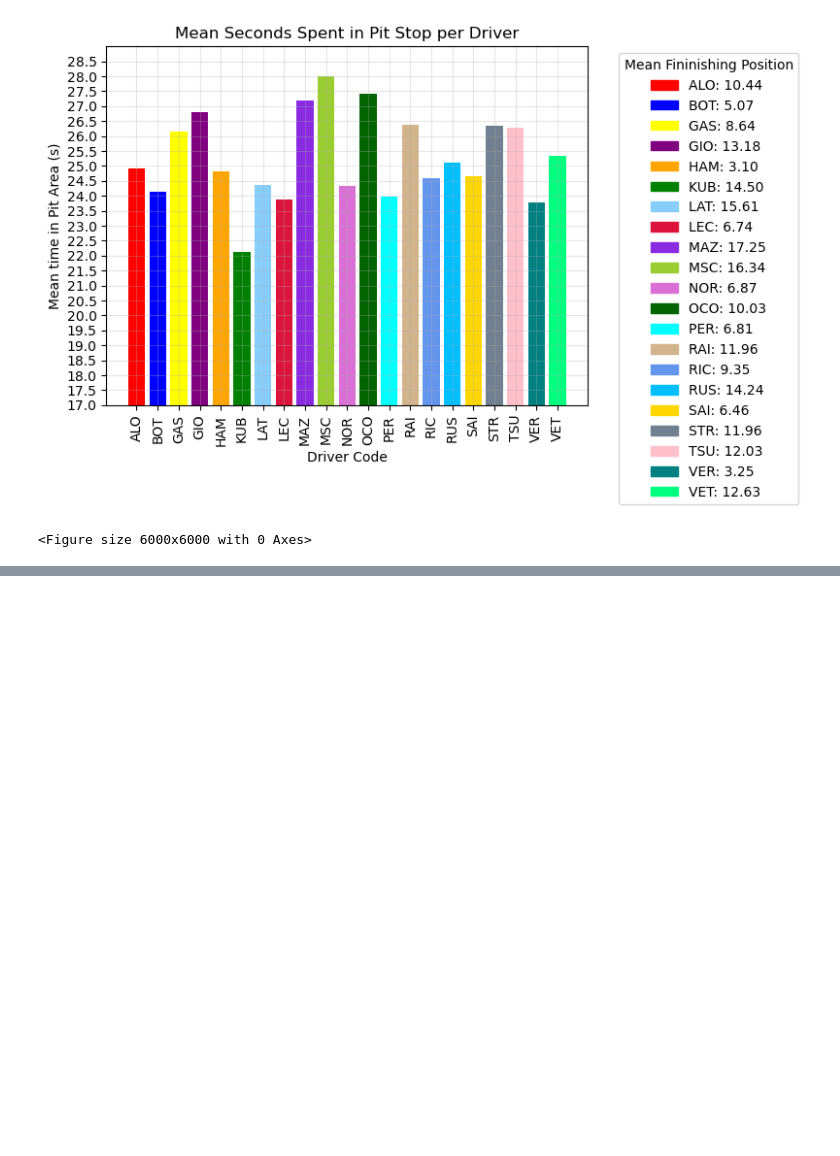
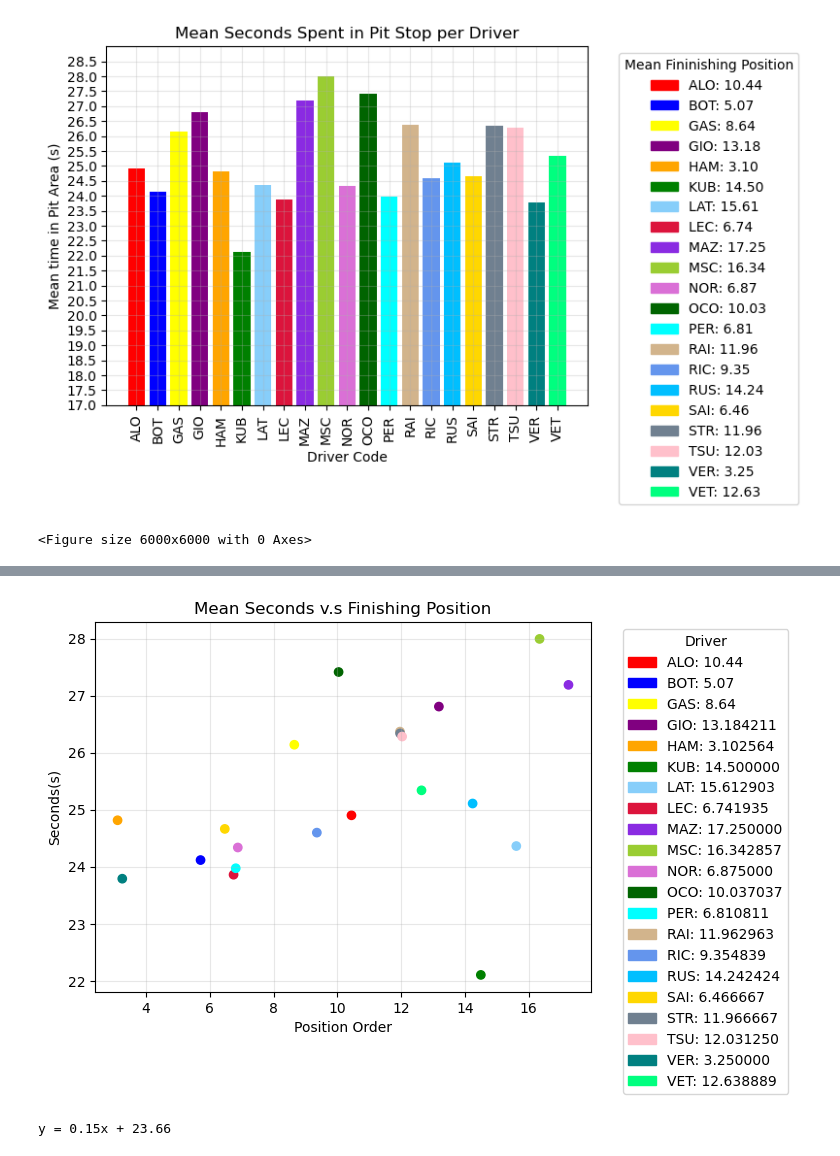
Before and after one commit to RyanBCole/Group-4, a Jupyter notebook: Q1Figs.ipynb, the cells around one changed output, grey strips where cells are left out. Cells and saved outputs as stored; diff of their text form; code cells hidden in the pictures; blank space fills up the shorter version.

Commit message:
corrected sp title

```diff
--- a/Q1Figs.ipynb
+++ b/Q1Figs.ipynb
@@ -412,0 +301,58 @@ The r-value is: 0.19665566103073265
+# %%
+#input data
+x=df5
+y=df4
+drivers = ['ALO', 'BOT', 'GAS', 'GIO', 'HAM', 'KUB', 'LAT', 'LEC', 'MAZ', 'MSC', 'NOR',  'OCO', 'PER', 'RAI', 'RIC', 'RUS', 'SAI', 'STR','TSU','VER','VET']
+
+#plot
+plt.scatter(x, y, color = ['red', 'blue', 'yellow', 'purple', 'orange', 'green', 'lightskyblue',
+                                              'crimson', 'blueviolet', 'yellowgreen', 'orchid', 'darkgreen',
+                                              'cyan', 'tan', 'cornflowerblue', 'deepskyblue', 'gold', 'slategray',
+                                              'pink', 'teal', 'springgreen'])
+#customize
+plt.title('Mean Seconds v.s Finishing Position')
+plt.ylabel('Seconds(s)')
+#plt.ylim(17,29)
+#list_yticks = np.arange(17, 29, 0.5)
+#plt.yticks(list_yticks)
+plt.xlabel('Position Order')
+plt.grid(alpha = 0.3)
+
+#Legend
+red_patch = mpatches.Patch(color='red', label='ALO: 10.44')
+blue_patch = mpatches.Patch(color='blue', label='BOT: 5.07')
+yellow_patch = mpatches.Patch(color='yellow', label= 'GAS: 8.64')
+purple_patch= mpatches.Patch(color='purple', label='GIO: 13.184211')
+orange_patch= mpatches.Patch(color='orange', label='HAM: 3.102564')
+green_patch= mpatches.Patch(color='green', label='KUB: 14.500000')
+lsb_patch= mpatches.Patch(color='lightskyblue', label='LAT: 15.612903')
+crimson_patch= mpatches.Patch(color='crimson', label='LEC: 6.741935')
+bv_patch= mpatches.Patch(color='blueviolet', label='MAZ: 17.250000')
+yg_patch= mpatches.Patch(color='yellowgreen', label='MSC: 16.342857')
+orchid_patch= mpatches.Patch(color='orchid', label='NOR: 6.875000')
+darkgreen_patch= mpatches.Patch(color='darkgreen', label='OCO: 10.037037')
+cyan_patch= mpatches.Patch(color='cyan', label='PER: 6.810811')
+tan_patch= mpatches.Patch(color='tan', label='RAI: 11.962963')
+cfb_patch= mpatches.Patch(color='cornflowerblue', label='RIC: 9.354839')
+dsb_patch= mpatches.Patch(color='deepskyblue', label='RUS: 14.242424')
+gold_patch= mpatches.Patch(color='gold', label='SAI: 6.466667')
+sg_patch= mpatches.Patch(color='slategray', label='STR: 11.966667')
+pink_patch= mpatches.Patch(color='pink', label='TSU: 12.031250')
+teal_patch= mpatches.Patch(color='teal', label='VER: 3.250000')
+sgg_patch= mpatches.Patch(color='springgreen', label='VET: 12.638889')
+
+plt.legend(title = 'Driver', handles=[red_patch, blue_patch, yellow_patch, purple_patch, orange_patch, green_patch, lsb_patch,
+                   crimson_patch, bv_patch, yg_patch, orchid_patch, darkgreen_patch, cyan_patch, tan_patch,
+                   cfb_patch, dsb_patch, gold_patch, sg_patch, pink_patch, teal_patch, sgg_patch], bbox_to_anchor=(1.05, 1), loc='upper left');
+# %% [output]
+[figure, added]
+# %%
+(slope, intercept, rvalue, pvalue, stderr) = stats.linregress(df4, df5)
+(slope, intercept, rvalue, pvalue, stderr) = stats.linregress(x,y)
+regress_values = x * slope + intercept
+#create line equation
+line_eq = 'y = ' + str(round(slope,2)) + "x + " + str(round(intercept,2))
+# Print line equation
+print(line_eq)
+# %% [output]
+y = 0.15x + 23.66
```
Also changed, not shown: parts of 4 cells of this notebook.
